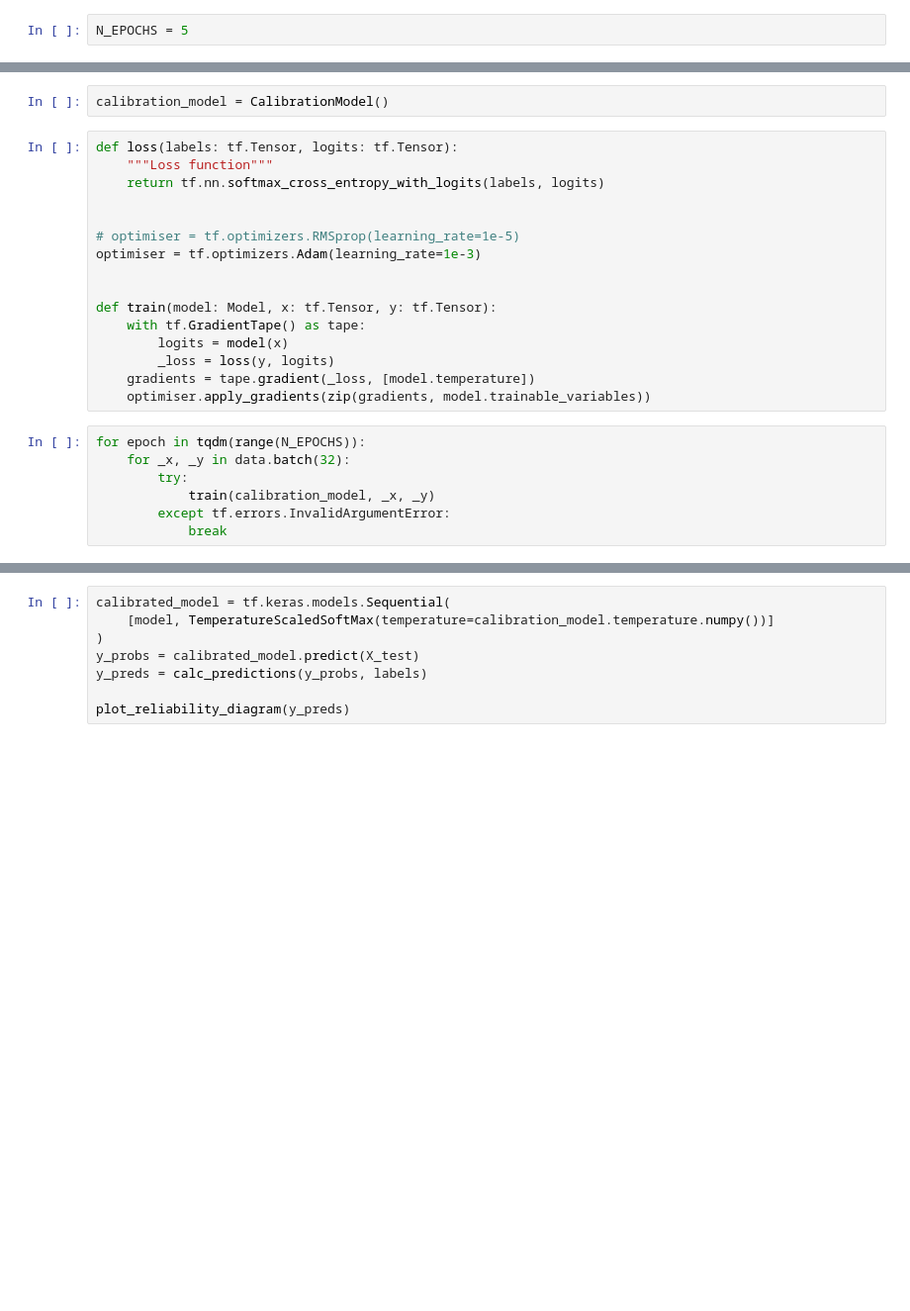
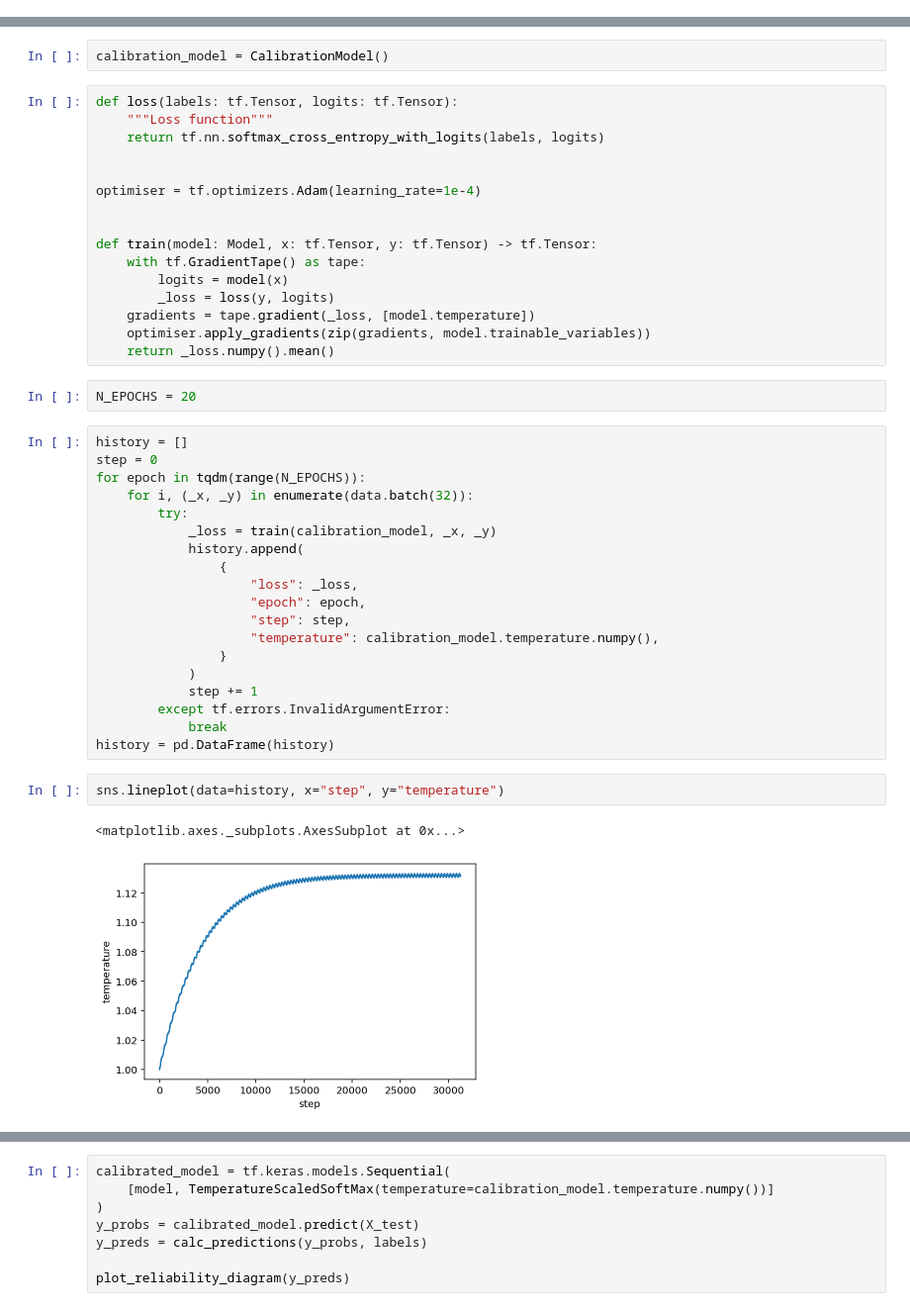
Before and after one commit to ismailuddin/temperature-scaling, a Jupyter notebook: notebooks/Step2-Temperature-scaling.ipynb, the cells around one changed output, grey strips where cells are left out. Shown at 99% size. Cells and saved outputs as stored; diff of their text form; blank space fills up the shorter version.

Commit message:
Optimise LR, add loss and temperature plots

```diff
--- a/notebooks/Step2-Temperature-scaling.ipynb
+++ b/notebooks/Step2-Temperature-scaling.ipynb
@@ -204,8 +204,6 @@ class TemperatureScaledSoftMax(tf.keras.layers.Layer):
 Temperature scaling should be done using the logits from the logits produced from the model using a validation dataset:
 # %%
 validation_logits = model.predict(X_test)
-# %%
-N_EPOCHS = 5
 # %% [markdown]
 Building a TensorFlow dataset to use batching, shuffling, etc.
 # %%
@@ -228,20 +226,39 @@ def loss(labels: tf.Tensor, logits: tf.Tensor):
     return tf.nn.softmax_cross_entropy_with_logits(labels, logits)
 
 
-# optimiser = tf.optimizers.RMSprop(learning_rate=1e-5)
-optimiser = tf.optimizers.Adam(learning_rate=1e-3)
+optimiser = tf.optimizers.Adam(learning_rate=1e-4)
 
 
-def train(model: Model, x: tf.Tensor, y: tf.Tensor):
+def train(model: Model, x: tf.Tensor, y: tf.Tensor) -> tf.Tensor:
     with tf.GradientTape() as tape:
         logits = model(x)
         _loss = loss(y, logits)
     gradients = tape.gradient(_loss, [model.temperature])
     optimiser.apply_gradients(zip(gradients, model.trainable_variables))
+    return _loss.numpy().mean()
+# %%
+N_EPOCHS = 20
 # %%
+history = []
+step = 0
 for epoch in tqdm(range(N_EPOCHS)):
-    for _x, _y in data.batch(32):
+    for i, (_x, _y) in enumerate(data.batch(32)):
         try:
-            train(calibration_model, _x, _y)
+            _loss = train(calibration_model, _x, _y)
+            history.append(
+                {
+                    "loss": _loss,
+                    "epoch": epoch,
+                    "step": step,
+                    "temperature": calibration_model.temperature.numpy(),
+                }
+            )
+            step += 1
         except tf.errors.InvalidArgumentError:
             break
+history = pd.DataFrame(history)
+# %%
+sns.lineplot(data=history, x="step", y="temperature")
+# %% [output]
+<matplotlib.axes._subplots.AxesSubplot at 0x...>
+[figure, added]
```
Also changed, not shown: parts of 2 cells of this notebook.
